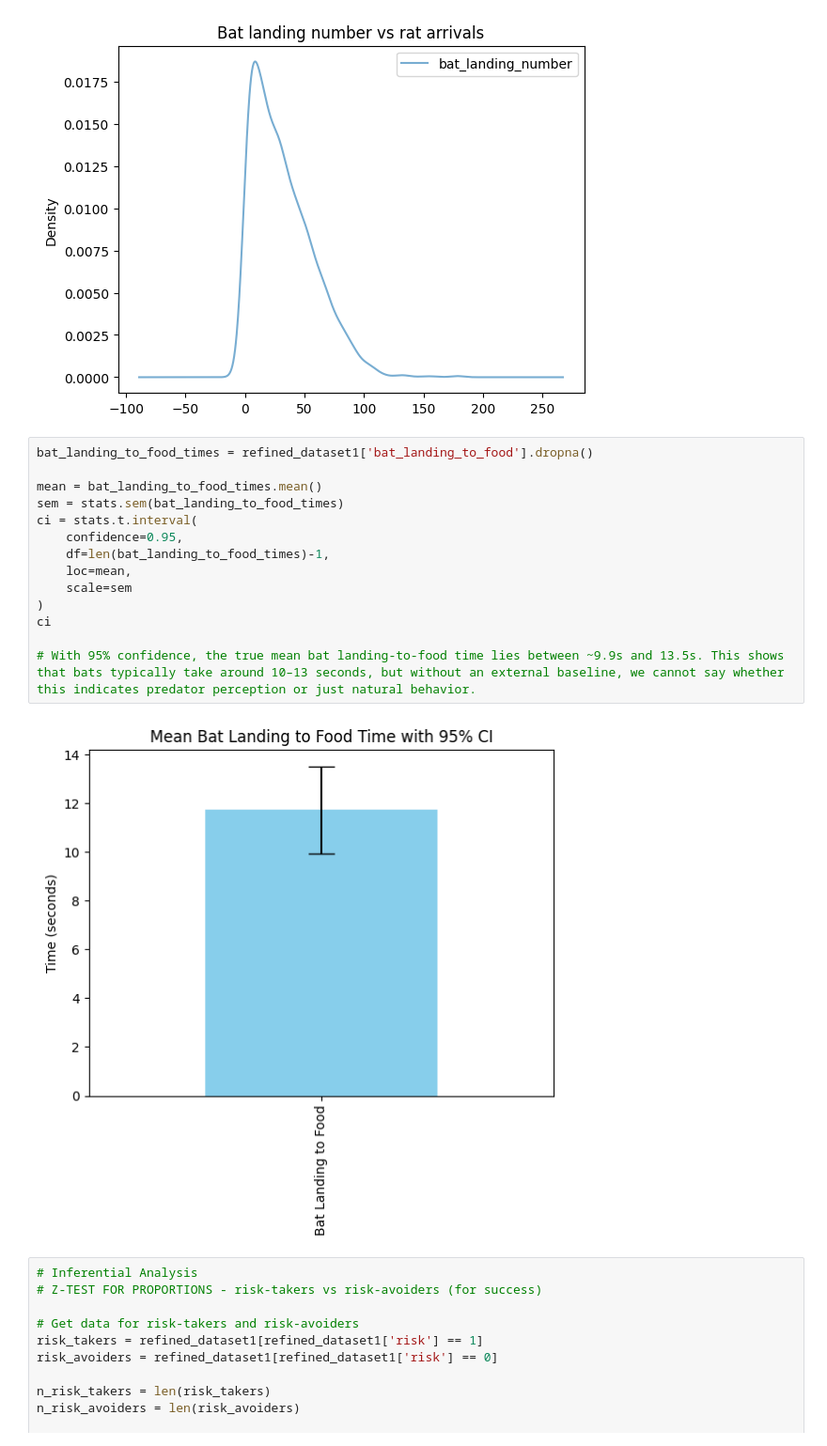
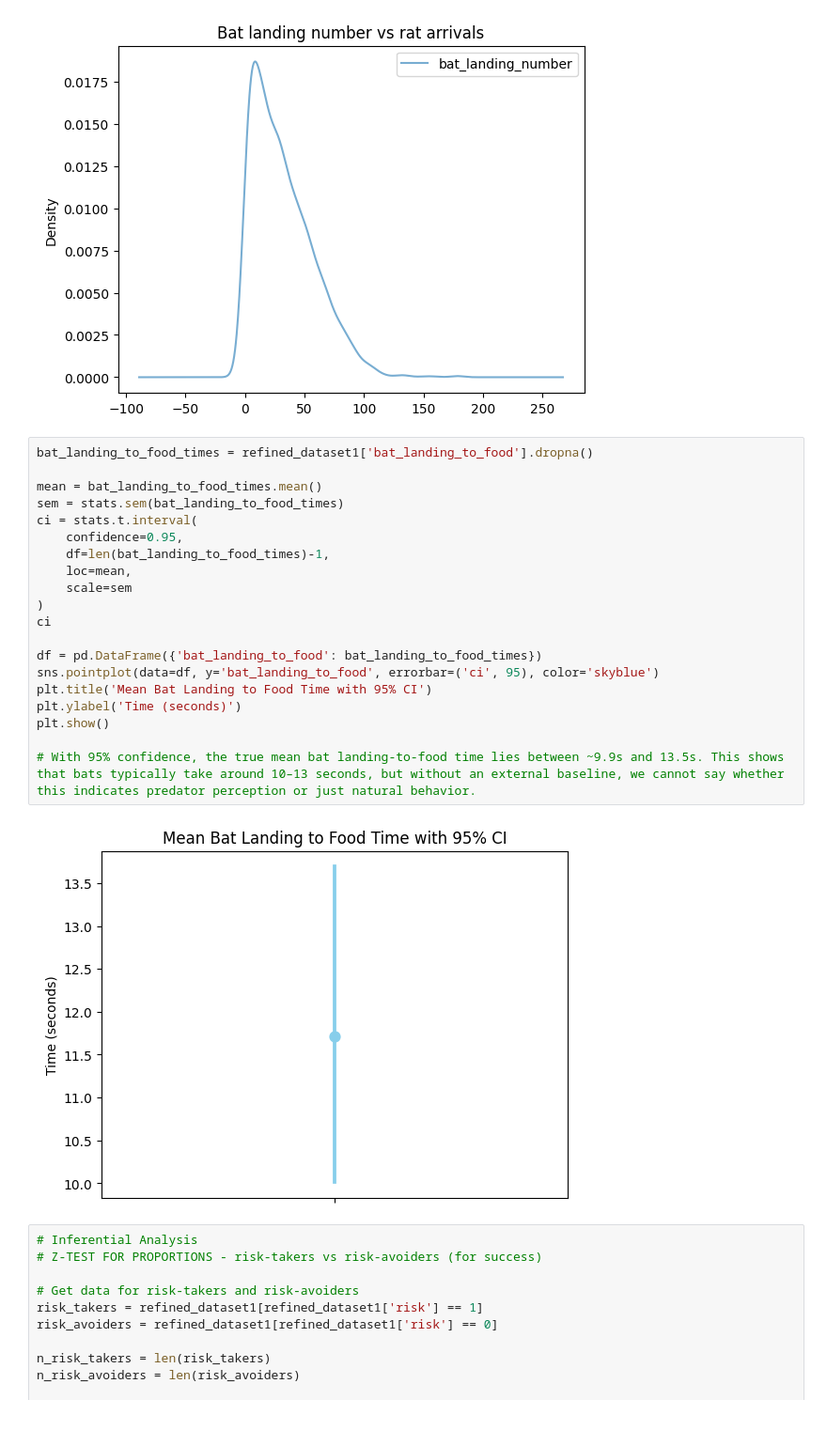
Before and after one commit to Roshan54321/Foundations_of_Data_Science_Assignment_2, a Jupyter notebook: assessment2.ipynb, the cells around one changed output. Shown at 94% size. Cells and saved outputs as stored; diff of their text form.

```diff
--- a/assessment2.ipynb
+++ b/assessment2.ipynb
@@ -307,19 +307,25 @@ refined_dataset2.plot.kde(
 # %%
 bat_landing_to_food_times = refined_dataset1['bat_landing_to_food'].dropna()
 
 mean = bat_landing_to_food_times.mean()
 sem = stats.sem(bat_landing_to_food_times)
 ci = stats.t.interval(
     confidence=0.95,
     df=len(bat_landing_to_food_times)-1,
     loc=mean,
     scale=sem
 )
 ci
 
+df = pd.DataFrame({'bat_landing_to_food': bat_landing_to_food_times})
+sns.pointplot(data=df, y='bat_landing_to_food', errorbar=('ci', 95), color='skyblue')
+plt.title('Mean Bat Landing to Food Time with 95% CI')
+plt.ylabel('Time (seconds)')
+plt.show()
+
 # With 95% confidence, the true mean bat landing-to-food time lies between ~9.9s and 13.5s. This shows that bats typically take around 10–13 seconds, but without an external baseline, we cannot say whether this indicates predator perception or just natural behavior.
 # %% [output]
-[figure, old version]
+[figure, new version]
 # %%
 # Inferential Analysis
 # Z-TEST FOR PROPORTIONS - risk-takers vs risk-avoiders (for success)
```
Also changed, not shown: parts of 3 cells of this notebook.
